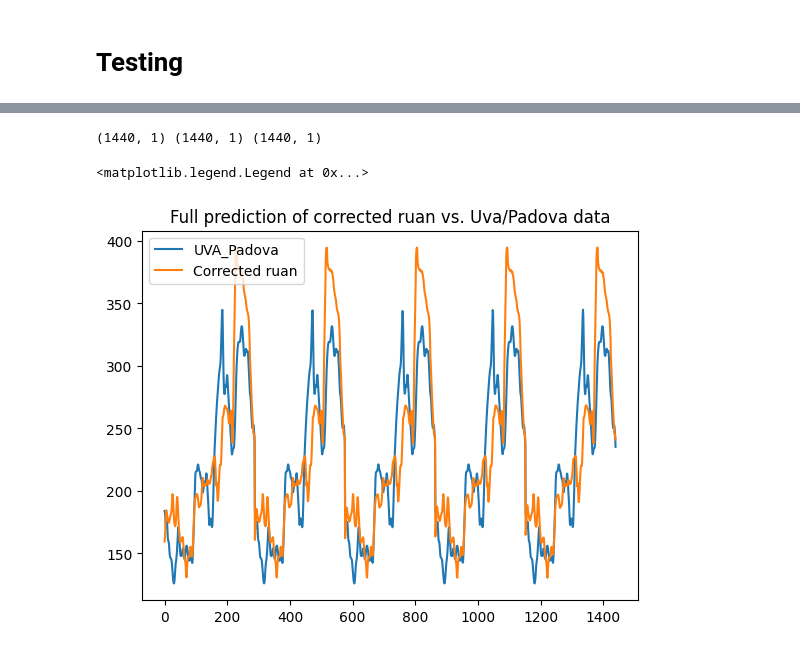
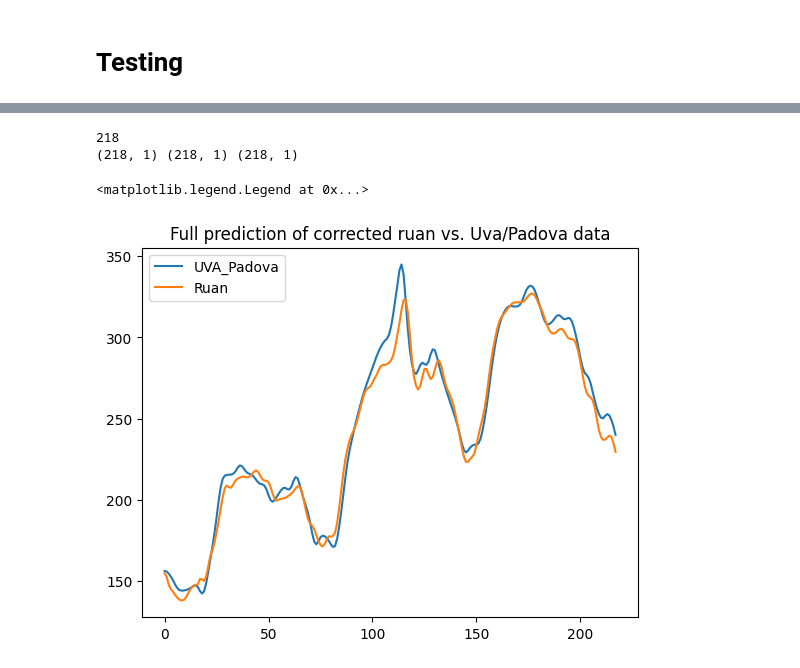
Before and after one commit to EmaMaker/uni-ccen-project, a Jupyter notebook: diabetes.ipynb, the cells around one changed output, grey strips where cells are left out. Drawn from its saved outputs; the diff is of its cells as text; code cells hidden in the pictures.

```diff
--- a/diabetes.ipynb
+++ b/diabetes.ipynb
@@ -217,9 +217,10 @@ def downsample_dataset(uvap_data, patient_id = 1, downsample_min=5, stride=None,
         # a group is a sampling by downsample_min of the original array, each with its own stride
         # this definition is to distinguish from sequences used in the dataset, which are built from groups
         # and consider samples in time from t-L to t
-        "n_groups": int(math.ceil(downsample_min / stride)),
+        # "n_groups": int(math.ceil(downsample_min / stride)),
         # the length of the data after downsampling, before stride
-        "lengths": lengths
+        "lengths": lengths,
+        "total_length": math.fsum(lengths)
     }
 
 def concat_datasets(datasets):
@@ -229,7 +230,8 @@ def concat_datasets(datasets):
         "meals": torch.cat([x["meals"] for x in datasets], dim=1),
         "cgm_ruan": torch.cat([x["cgm_ruan"] for x in datasets], dim=1),
         "cgm_uva": torch.cat([x["cgm_uva"] for x in datasets], dim=1),
-        "lengths": [item for x in datasets for item in x["lengths"]]
+        "lengths": [item for x in datasets for item in x["lengths"]],
+        "total_length": sum([x["total_length"] for x in datasets])
     }
 # %% [markdown]
 LSTM layers require sequences as inputs.
@@ -305,9 +307,9 @@ class SequenceDataset(Dataset):
         # else:
         x = []
         y = []
+        start = 0;
         for i in range(len(dataset_load["lengths"])):
-            start = 0 if i == 0 else dataset_load["lengths"][i-1]
-            end = start + dataset_load["lengths"][i]
+            end = start + dataset_load["lengths"][i] - seq_length
 
             print(start, end)
 
@@ -315,8 +317,10 @@ class SequenceDataset(Dataset):
                 _x = data[: , j:(j+seq_length)].T
                 x.append(_x)
 
-            _y = diff[:, start:end].T
+            _y = diff[:, start+seq_length:end+seq_length].T
             y.append(_y)
+
+            start += dataset_load["lengths"][i]
 
 
         x_shapes = [_x.shape for _x in x]
@@ -612,20 +670,28 @@ Text(0.5, 1.0, 'Prediction error mean')
 # %%
+l = test_dataset["lengths"][0] - lte_rmv
+print(l)
+
 ruan = test_dataset["cgm_ruan"].to("cpu").numpy().reshape(-1, 1)
 uva = test_dataset["cgm_uva"].to("cpu").numpy().reshape(-1, 1)
 
-ruan = ruan[:] #remove sequence length. hardcoded for now
-uva = uva[:] #remove sequence length. hardcoded for now
+ruan = ruan[seq_len:] #remove sequence length. hardcoded for now
+uva = uva[seq_len:] #remove sequence length. hardcoded for now
 
-ruan_corr = ruan+ym
+# diff = uva-ruan
+ruan_corr = ym+ruan
 
 print(ruan.shape, uva.shape, ym.shape)
 
 fig, ax = plt.subplots()
 ax.plot(uva)
+# ax.plot(ruan)
 ax.plot(ruan_corr)
+# ax.plot(y)
+# ax.plot(diff)
 ax.set_title("Full prediction of corrected ruan vs. Uva/Padova data")
-ax.legend(["UVA_Padova", "Corrected ruan"])
+ax.legend(["UVA_Padova", "Ruan"])
 # %% [output]
-(1440, 1) (1440, 1) (1440, 1)
+218
+(218, 1) (218, 1) (218, 1)
 <matplotlib.legend.Legend at 0x...>
-[figure, old version]
+[figure, new version]
```
Also changed, not shown: parts of 3 cells of this notebook.
